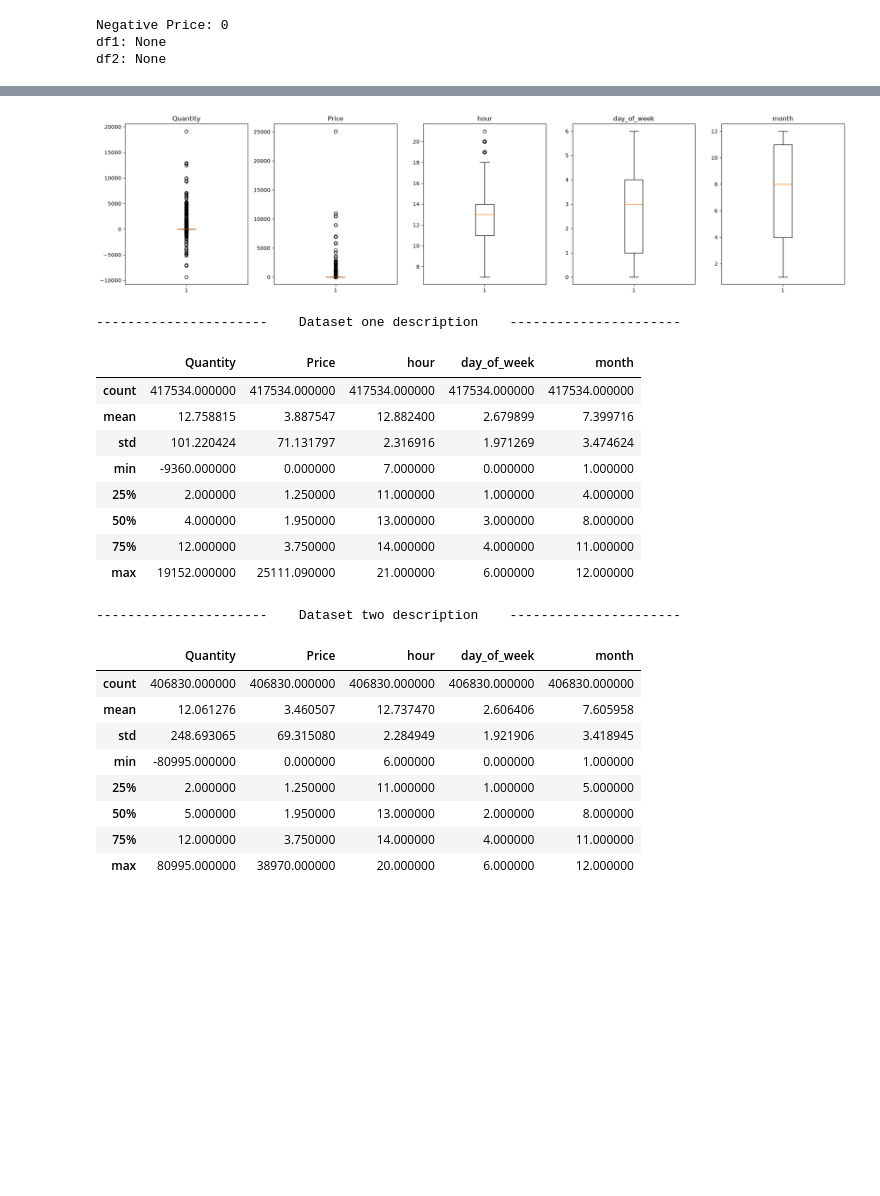
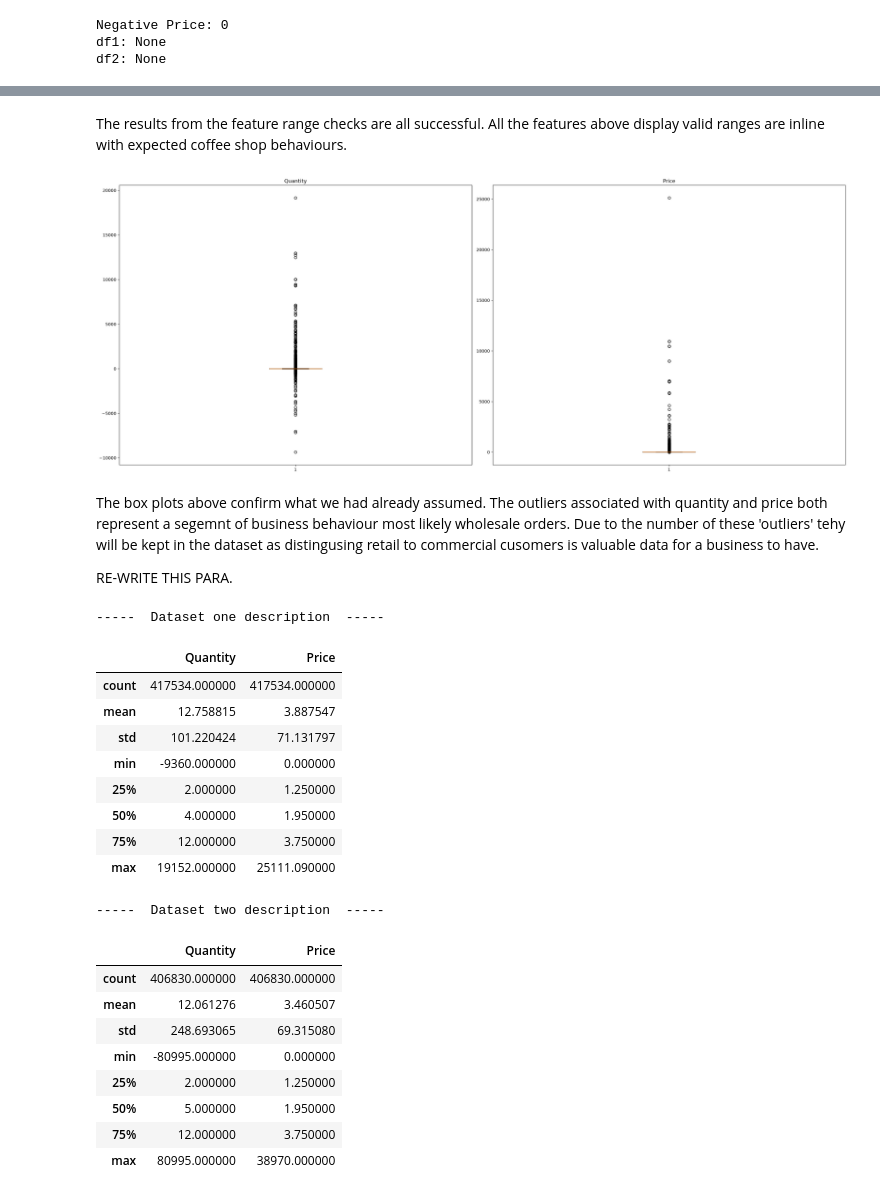
Before and after one commit to calAshy/theCoffeeCo, a Jupyter notebook: 0_Data/processed_data/MasterDF.ipynb, the cells around one changed output, grey strips where cells are left out. Cells and saved outputs as stored; diff of their text form; code cells hidden in the pictures; blank space fills up the shorter version.

```diff
--- a/0_Data/processed_data/MasterDF.ipynb
+++ b/0_Data/processed_data/MasterDF.ipynb
@@ -529,42 +547,48 @@ df2: None
+# %% [markdown]
+The results from the feature range checks are all successful. All the features above display valid ranges are inline with expected coffee shop behaviours.
 # %%
-fig, axs = plt.subplots(1, 5, figsize=(20, 5))
-cols = ['Quantity', 'Price', 'hour', 'day_of_week', 'month']
+fig, axs = plt.subplots(1, 2, figsize=(25,10))
+cols = ['Quantity', 'Price']
 
 for i, col in enumerate(cols):
     axs[i].boxplot(df1[col])
     axs[i].set_title(col)
 
 plt.tight_layout()
 plt.show()
 # %% [output]
-[figure, old version]
+[figure, new version]
+# %% [markdown]
+The box plots above confirm what we had already assumed. The outliers associated with quantity and price both represent a segemnt of business behaviour most likely wholesale orders. Due to the number of these 'outliers' tehy will be kept in the dataset as distingusing retail to commercial cusomers is valuable data for a business to have.
+
+RE-WRITE THIS PARA.
 # %%
-print("----------------------    Dataset one description    ----------------------")
-display(df1[['Quantity', 'Price', 'hour', 'day_of_week', 'month']].describe())
+print("-----  Dataset one description  -----")
+display(df1[['Quantity', 'Price']].describe())
 print("")
-print("----------------------    Dataset two description    ----------------------")
-display(df2[['Quantity', 'Price', 'hour', 'day_of_week', 'month']].describe())
+print("-----  Dataset two description  -----")
+display(df2[['Quantity', 'Price']].describe())
 # %% [output]
-----------------------    Dataset one description    ----------------------
+-----  Dataset one description  -----
-|  | Quantity | Price | hour | day_of_week | month |
-| count | 417534.000000 | 417534.000000 | 417534.000000 | 417534.000000 | 417534.000000 |
-| mean | 12.758815 | 3.887547 | 12.882400 | 2.679899 | 7.399716 |
-| std | 101.220424 | 71.131797 | 2.316916 | 1.971269 | 3.474624 |
-| min | -9360.000000 | 0.000000 | 7.000000 | 0.000000 | 1.000000 |
-| 25% | 2.000000 | 1.250000 | 11.000000 | 1.000000 | 4.000000 |
-| 50% | 4.000000 | 1.950000 | 13.000000 | 3.000000 | 8.000000 |
-| 75% | 12.000000 | 3.750000 | 14.000000 | 4.000000 | 11.000000 |
-| max | 19152.000000 | 25111.090000 | 21.000000 | 6.000000 | 12.000000 |
+|  | Quantity | Price |
+| count | 417534.000000 | 417534.000000 |
+| mean | 12.758815 | 3.887547 |
+| std | 101.220424 | 71.131797 |
+| min | -9360.000000 | 0.000000 |
+| 25% | 2.000000 | 1.250000 |
+| 50% | 4.000000 | 1.950000 |
+| 75% | 12.000000 | 3.750000 |
+| max | 19152.000000 | 25111.090000 |
-----------------------    Dataset two description    ----------------------
+-----  Dataset two description  -----
-|  | Quantity | Price | hour | day_of_week | month |
-| count | 406830.000000 | 406830.000000 | 406830.000000 | 406830.000000 | 406830.000000 |
-| mean | 12.061276 | 3.460507 | 12.737470 | 2.606406 | 7.605958 |
-| std | 248.693065 | 69.315080 | 2.284949 | 1.921906 | 3.418945 |
-| min | -80995.000000 | 0.000000 | 6.000000 | 0.000000 | 1.000000 |
-| 25% | 2.000000 | 1.250000 | 11.000000 | 1.000000 | 5.000000 |
-| 50% | 5.000000 | 1.950000 | 13.000000 | 2.000000 | 8.000000 |
-| 75% | 12.000000 | 3.750000 | 14.000000 | 4.000000 | 11.000000 |
-| max | 80995.000000 | 38970.000000 | 20.000000 | 6.000000 | 12.000000 |
+|  | Quantity | Price |
+| count | 406830.000000 | 406830.000000 |
+| mean | 12.061276 | 3.460507 |
+| std | 248.693065 | 69.315080 |
+| min | -80995.000000 | 0.000000 |
+| 25% | 2.000000 | 1.250000 |
+| 50% | 5.000000 | 1.950000 |
+| 75% | 12.000000 | 3.750000 |
+| max | 80995.000000 | 38970.000000 |
 # %%
 df1.sort_values('Quantity', ascending=False).head(10)
 # %% [output]
```
Also changed, not shown: parts of 44 cells of this notebook.
